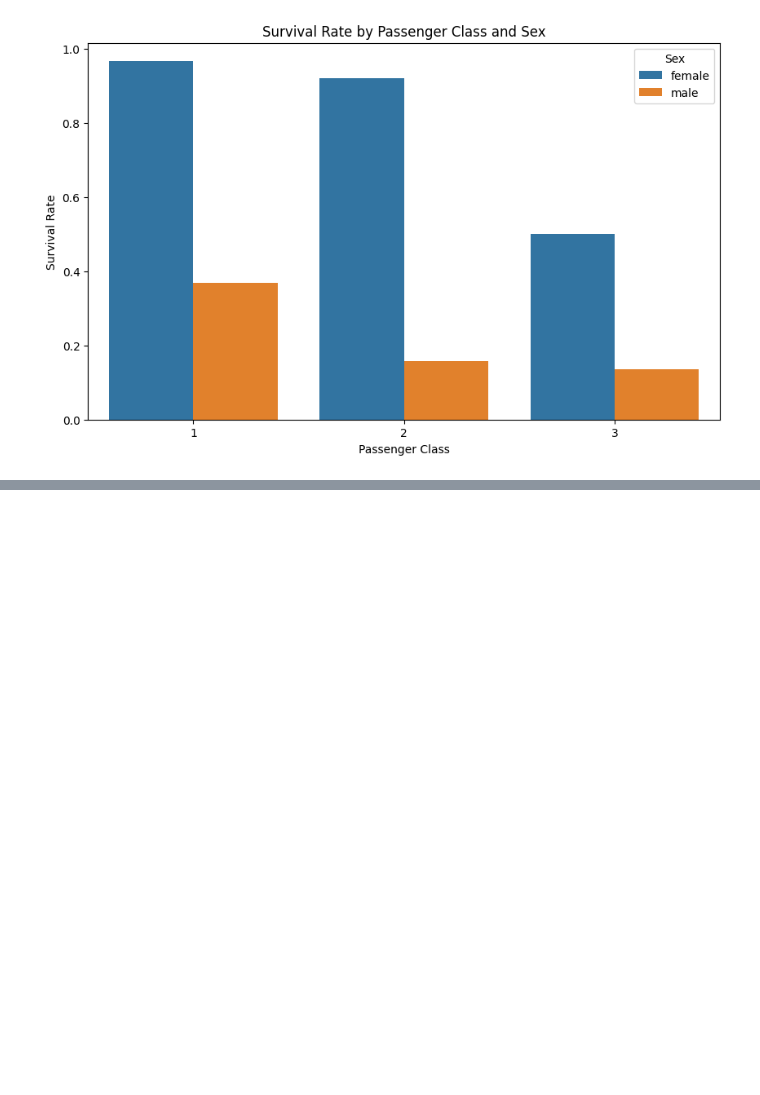
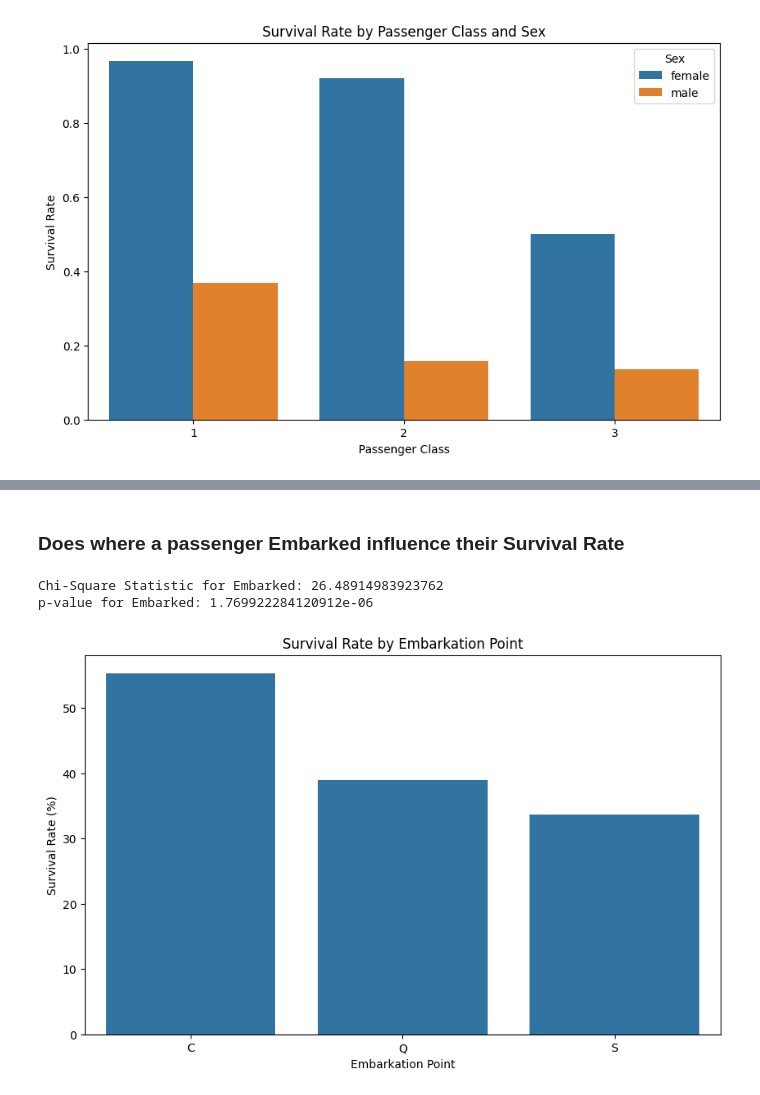
Before and after one commit to Rigpea/titanic-classifier, a Jupyter notebook: rigpea.ipynb, the cells around one changed output, grey strips where cells are left out. Saved outputs shown, nothing was run; the diff lists cells and outputs as text; code cells hidden in the pictures; blank space fills up the shorter version.

```diff
--- a/rigpea.ipynb
+++ b/rigpea.ipynb
@@ -198,0 +313,26 @@ plt.show()
+# %% [markdown]
+### Does where a passenger Embarked influence their Survival Rate
+# %%
+contingency_table_embarked = pd.crosstab(train_data['Embarked'], train_data['Survived'])
+
+# Perform the Chi-Square Test
+chi2_embarked, p_value_embarked, dof_embarked, expected_embarked = chi2_contingency(contingency_table_embarked)
+
+# Output the results
+print(f"Chi-Square Statistic for Embarked: {chi2_embarked}")
+print(f"p-value for Embarked: {p_value_embarked}")
+# %% [output]
+Chi-Square Statistic for Embarked: 26.48914983923762
+p-value for Embarked: 1.769922284120912e-06
+# %%
+survival_rate_by_embarked = (contingency_table_embarked[1] / contingency_table_embarked.sum(axis=1)) * 100
+
+# Create a bar plot for visualization
+plt.figure(figsize=(10, 6))
+sns.barplot(x=survival_rate_by_embarked.index, y=survival_rate_by_embarked.values)
+plt.title('Survival Rate by Embarkation Point')
+plt.xlabel('Embarkation Point')
+plt.ylabel('Survival Rate (%)')
+plt.show()
+# %% [output]
+[figure, added]
```
Also changed, not shown: parts of 14 cells of this notebook.
